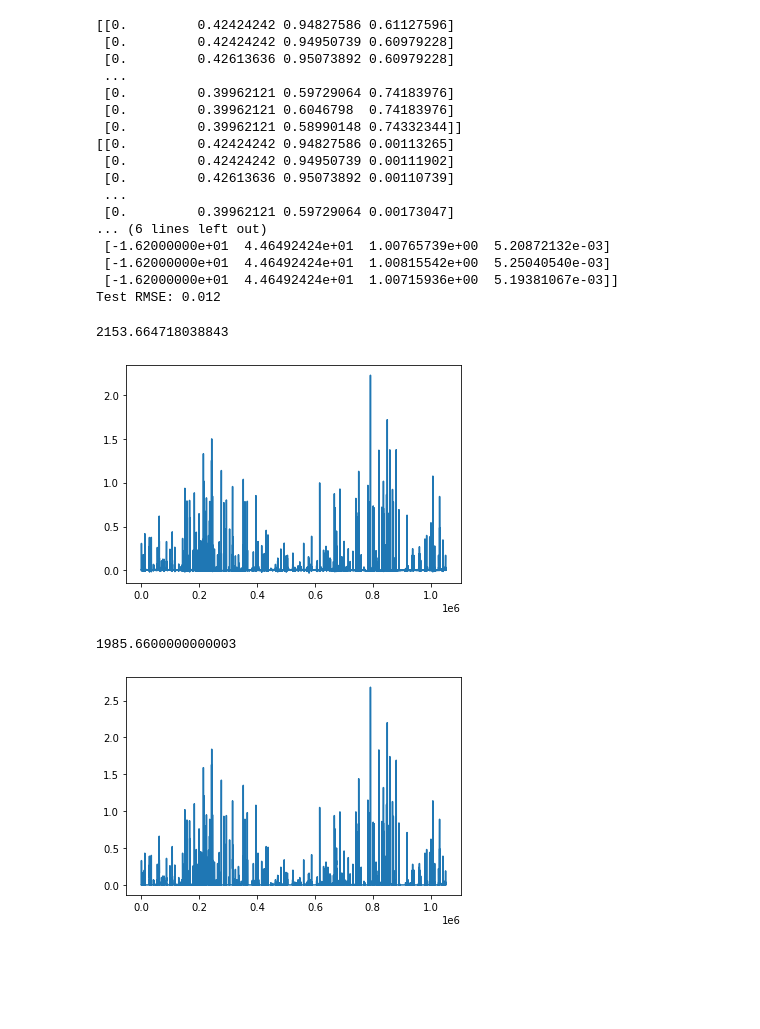
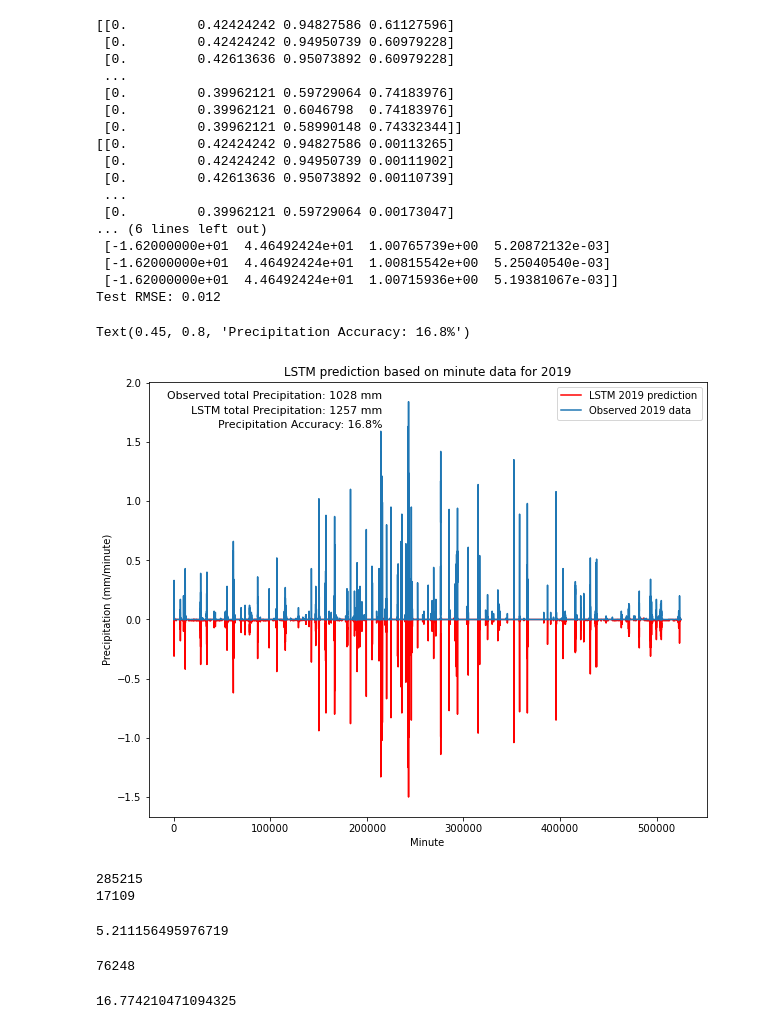
Before and after one commit to zhangt3-e/senior_thesis, a Jupyter notebook: Code/LSTM.ipynb, the cells around one changed output. Drawn from its saved outputs; the diff is of its cells as text; code cells hidden in the pictures; blank space fills up the shorter version.

```diff
--- a/Code/LSTM.ipynb
+++ b/Code/LSTM.ipynb
@@ -390,15 +411,17 @@ print('Test RMSE: %.3f' % rmse)
  [-1.62000000e+01  4.46492424e+01  1.00815542e+00  5.25040540e-03]
  [-1.62000000e+01  4.46492424e+01  1.00715936e+00  5.19381067e-03]]
 Test RMSE: 0.012
-# %%
-plt.plot(inv_yhat)
-np.sum(inv_yhat)
-# %% [output]
-2153.664718038843
-[figure, removed]
-# %%
-plt.plot(inv_y)
-np.sum(inv_y)
-# %% [output]
-1985.6600000000003
-[figure, removed]
+# %%
+plt.figure(figsize = (10, 8))
+plt.plot(-More_clear, color = 'r')
+plt.plot(inv_y[:8760*60])
+plt.xlabel('Minute')
+plt.ylabel('Precipitation (mm/minute)')
+plt.title('LSTM prediction based on minute data for 2019')
+plt.legend(['LSTM 2019 prediction', 'Observed 2019 data'])
+plt.figtext(0.45, 0.825, 'LSTM total Precipitation: ' + str(round(LSTM_min_total_19)) + ' mm', fontsize = 11, ha = 'right')
+plt.figtext(0.45, 0.85, 'Observed total Precipitation: ' + str(round(Actual_min_len)) + ' mm', fontsize = 11, ha = 'right')
+plt.figtext(0.45, 0.8, 'Precipitation Accuracy: '  + str(round(accuracy_min,1)) + '%', fontsize = 11, ha = 'right')
+# %% [output]
+Text(0.45, 0.8, 'Precipitation Accuracy: 16.8%')
+[figure, added]
@@ -404,0 +443,26 @@ np.sum(inv_y)
+# %%
+LSTM_min_pred = inv_yhat[:8760*60]
+LSTM_min_len = len(LSTM_min_pred[LSTM_min_pred> 0])
+Actual_min19 = inv_y[:8760*60]
+Actual_min_len = len(Actual_min19[Actual_min19> 0])
+print(LSTM_min_len)
+print(Actual_min_len)
+# %% [output]
+285215
+17109
+# %%
+accuracy_min = mod_acc1(LSTM_min_pred, Actual_min19, LSTM_min_len)
+print(accuracy_min)
+# %% [output]
+5.211156495976719
+# %%
+More_clear = np.round(LSTM_min_pred, 2)
+clear_min = len(More_clear[More_clear > 0])
+print(clear_min)
+# %% [output]
+76248
+# %%
+accuracy_min = mod_acc1(More_clear, Actual_min19, clear_min)
+print(accuracy_min)
+# %% [output]
+16.774210471094325
```
Also changed, not shown: parts of 9 cells of this notebook, 3 other files.
